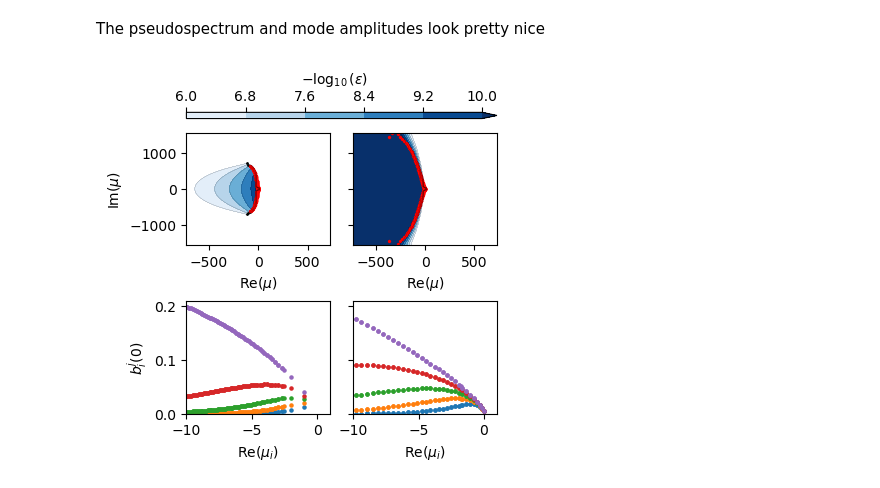
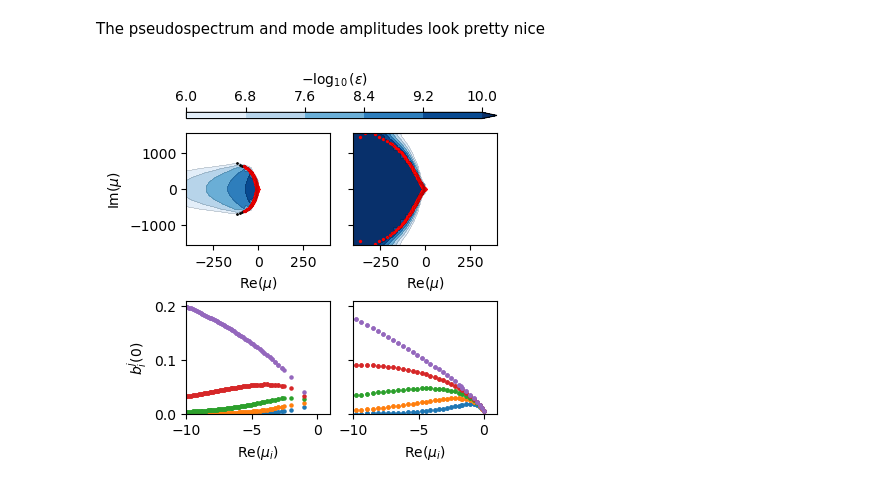
Before and after one commit to znicolaou/kuramoto, a Jupyter notebook: onedim.ipynb, the cells around one changed output. Drawn from its saved outputs; the diff is of its cells as text; code cells hidden in the pictures.

```diff
--- a/onedim.ipynb
+++ b/onedim.ipynb
@@ -67,27 +63,28 @@ if not os.path.exists(filebase0):
 os.system('rm %s*'%(filebase0))
 verbose=True
 filebase=filebase0+'algebraic'
-s,u,v,errs=dmd.PCA(X,filebase,verbose)
+s,u,v,errs=dmd.PCA(X,filebase,verbose,save=False)
 try:
     r=np.where(s<s.max() * max(X.shape[0],X.shape[1]) * np.finfo(X.dtype).eps)[0][0]
 except:
     r=len(s)
-evals,evecs,res,phis,bs=dmd.resDMD(u[:,:r],v[:r,:],s[:r],X,Y,filebase,verbose)
+evals,evecs,res,phis,bs=dmd.resDMD(u[:,:r],v[:r,:],s[:r],X,Y,filebase,verbose,save=True)
 
 filebase=filebase0+'exponential'
-s2,u2,v2,errs2=dmd.PCA(X2,filebase0,verbose)
+s2,u2,v2,errs2=dmd.PCA(X2,filebase0,verbose,save=False)
 try:
     r2=np.where(s2<s2.max() * max(X2.shape[0],X2.shape[1]) * np.finfo(X2.dtype).eps)[0][0]
 except:
     r2=len(s2)
-evals2,evecs2,res2,phis2,bs2=dmd.resDMD(u2[:,:r2],v2[:r2,:],s2[:r2],X2,Y2,filebase,verbose)
+evals2,evecs2,res2,phis2,bs2=dmd.resDMD(u2[:,:r2],v2[:r2,:],s2[:r2],X2,Y2,filebase,verbose,save=True)
 
-nr=51
-ni=51
-mus=np.log(np.concatenate([evals,evals2]))/dt
-inds0=np.intersect1d(np.where(res<1E-3)[0],np.where(np.real(mus)<-1E-6)[0])
-scaler=2*np.max(np.abs(np.real(mus)[inds0]))
-scalei=2*np.max(np.abs(np.imag(mus)[inds0])+1)
+nr=26
+ni=26
+mus1=np.log(evals[np.where(res<1E-3)[0]])/dt
+mus2=np.log(evals2[np.where(res2<1E-3)[0]])/dt
+mus=np.concatenate([mus1,mus2])
+scaler=1.1*np.max(np.abs(np.real(mus)))
+scalei=1*1*np.max(np.abs(np.imag(mus)))
 if scalei>np.pi/dt:
     print('time step too small for pseudospectral resolution')
     scalei=np.min([np.pi/dt,scalei])
@@ -98,10 +95,10 @@ muis=-scalei+2*scalei*np.arange(ni)/(ni-1)
 filebase=filebase0+'algebraic'
 inds=np.intersect1d(np.where(np.abs(np.real(np.log(evals)/dt))<scaler)[0],np.where(np.abs(np.imag(np.log(evals)/dt))<scalei)[0])
 zs=np.exp((murs[:,np.newaxis]+1j*muis[np.newaxis,:]).ravel()*dt)
-zs,vals,xis,its=dmd.resDMDpseudo(u[:,:r],v[:r,:],s[:r],X,Y,zs,evals,evecs,filebase,verbose)
+zs,pseudo,xis,its=dmd.resDMDpseudo(u[:,:r],v[:r,:],s[:r],X,Y,zs,evals,evecs,filebase,verbose,save=True)
 
 filebase=filebase0+'exponential'
 inds2=np.intersect1d(np.where(np.abs(np.real(np.log(evals2)/dt))<scaler)[0],np.where(np.abs(np.imag(np.log(evals2)/dt))<scalei)[0])
 zs2=np.exp((murs[:,np.newaxis]+1j*muis[np.newaxis,:]).ravel()*dt)
-zs2,vals2,xis2,its2=dmd.resDMDpseudo(u2[:,:r2],v2[:r2,:],s2[:r2],X2,Y2,zs2,evals2,evecs2,filebase,verbose)
+zs2,pseudo2,xis2,its2=dmd.resDMDpseudo(u2[:,:r2],v2[:r2,:],s2[:r2],X2,Y2,zs2,evals2,evecs2,filebase,verbose,save=True)
 # %% [output]
@@ -129,21 +117,20 @@ ServerApp.rate_limit_window=3.0 (secs)
 # %%
 filebase0='data/1ddmd/'
+
 filebase=filebase0+'algebraic'
-
 evals=np.load(filebase+'evals.npy')
 evecs=np.load(filebase+'evecs.npy')
 res=np.load(filebase+'res.npy')
 phis=np.load(filebase+'phis.npy')
 bs=np.load(filebase+'bs.npy')
 zs=np.load(filebase+'zs.npy')
-vals=np.load(filebase+'pseudo.npy')
+pseudo=np.load(filebase+'pseudo.npy')
 
 filebase=filebase0+'exponential'
-
 evals2=np.load(filebase+'evals.npy')
 evecs2=np.load(filebase+'evecs.npy')
 res2=np.load(filebase+'res.npy')
 phis2=np.load(filebase+'phis.npy')
 bs2=np.load(filebase+'bs.npy')
 zs2=np.load(filebase+'zs.npy')
-vals2=np.load(filebase+'pseudo.npy')
+pseudo2=np.load(filebase+'pseudo.npy')
@@ -246,7 +225,7 @@ fig,axs=plt.subplots(2,2,figsize=(4,4),layout='constrained')
 
 
 plt.subplot(2,2,1)
-cs1 = plt.gca().tricontourf(np.real(np.log(zs2)/dt),np.imag(np.log(zs2)/dt),np.log(1/np.array(vals2))/np.log(10),levels=levels,cmap='Blues',extend='max')
+cs1 = plt.gca().tricontourf(np.real(np.log(zs2)/dt),np.imag(np.log(zs2)/dt),np.log(1/np.array(pseudo2))/np.log(10),levels=levels,cmap='Blues',extend='max')
 cs2 = plt.gca().tricontour(cs1,levels=levels,colors=('k',),linewidths=0.1)
 
 plt.scatter(np.real(mus2),np.imag(mus2),c='black',s=1)
@@ -271,32 +250,32 @@ plt.ylabel(r'$b_i^j(0)$')
 
 
 plt.subplot(2,2,2)
-cs1 = plt.gca().tricontourf(np.real(np.log(zs)/dt),np.imag(np.log(zs)/dt),np.log(1/np.array(vals))/np.log(10),levels=levels,cmap='Blues',extend='max')
+cs1 = plt.gca().tricontourf(np.real(np.log(zs)/dt),np.imag(np.log(zs)/dt),np.log(1/np.array(pseudo))/np.log(10),levels=levels,cmap='Blues',extend='max')
 cs2 = plt.gca().tricontour(cs1,levels=levels,colors=('k',),linewidths=0.1)
 fig.colorbar(cs1, ax=axs[:,:], location='top',aspect=50,label=r'$-\log_{10}(\varepsilon)$')
 
 plt.scatter(np.real(mus),np.imag(mus),c='black',s=1)
 plt.scatter(np.real(mus)[inds],np.imag(mus)[inds],c='red',s=2)
 plt.xlim(-scaler,scaler)
 plt.ylim(-scalei,scalei)
 plt.gca().set_yticks(plt.gca().get_yticks(),['']*len(plt.gca().get_yticks()))
 plt.ylim(-scalei,scalei)
 plt.xlabel(r'$\mathrm{Re}(\mu)$')
 # plt.title(r'$\dot{x}=-x^2$')
 
 plt.subplot(2,2,4)
 
 for n in range(numtraj):
     plt.scatter(np.real(mus)[inds],np.abs(bs[n*len(t)//numtraj])[inds],s=5)
 
 # plt.scatter(np.real(mus)[inds],np.abs(bs[0])[inds],s=5)
 plt.xlim(-10,1)
 plt.ylim(0,scale)
 plt.gca().set_yticks(plt.gca().get_yticks(),['']*len(plt.gca().get_yticks()))
 plt.ylim(0,scale)
 plt.xlabel(r'$\mathrm{Re}(\mu_i)$')
 
 plt.savefig('1ddmd2.pdf')
 plt.show()
 # %% [output]
-[figure, old version]
+[figure, new version]
```
Also changed, not shown: parts of 11 cells of this notebook, 2 other files.
